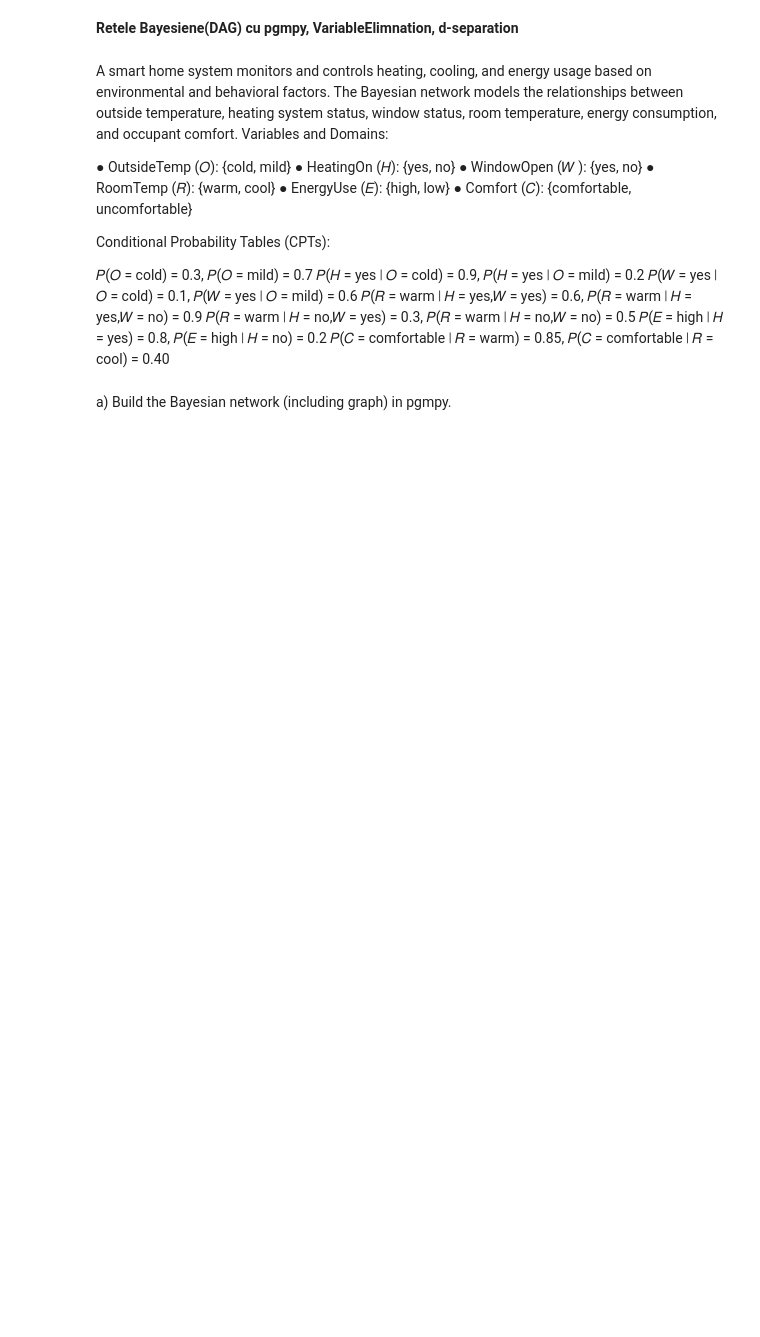
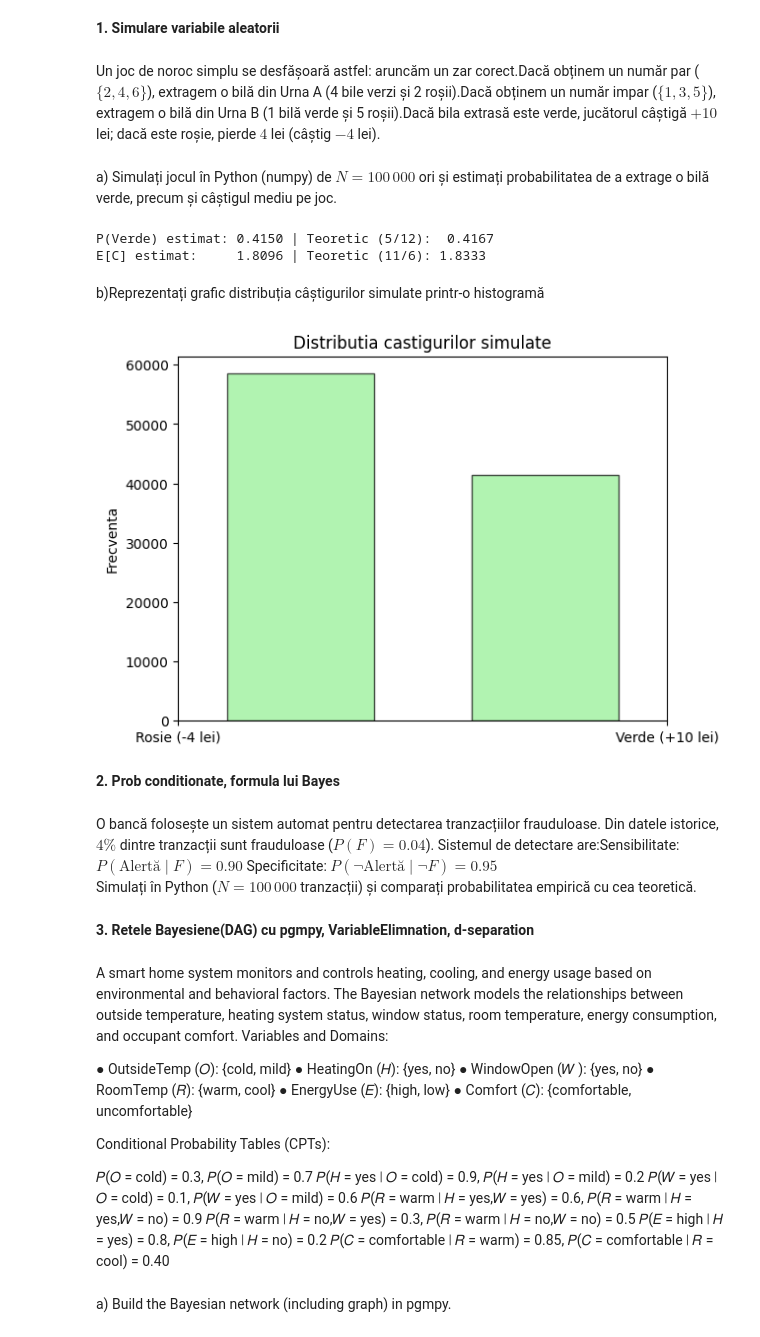
Before and after one commit to dughilamiruna/PMP-2026, a Jupyter notebook: materiale/modele.ipynb, the cells around one changed output. Saved outputs shown, nothing was run; the diff lists cells and outputs as text; code cells hidden in the pictures; blank space fills up the shorter version.

```diff
--- a/materiale/modele.ipynb
+++ b/materiale/modele.ipynb
@@ -1,2 +1,57 @@
 # %% [markdown]
 <a href="https://colab.research.google.com/github/dughilamiruna/PMP-2026/blob/main/materiale/modele.ipynb" target="_parent"><img src="https://colab.research.google.com/assets/colab-badge.svg" alt="Open In Colab"/></a>
+# %% [markdown]
+**1. Simulare variabile aleatorii**
+# %% [markdown]
+Un joc de noroc simplu se desfășoară astfel: aruncăm un zar corect.Dacă obținem un număr par ($\{2, 4, 6\}$), extragem o bilă din Urna A (4 bile verzi și 2 roșii).Dacă obținem un număr impar ($\{1, 3, 5\}$), extragem o bilă din Urna B (1 bilă verde și 5 roșii).Dacă bila extrasă este verde, jucătorul câștigă $+10$ lei; dacă este roșie, pierde $4$ lei (câștig $-4$ lei).
+# %% [markdown]
+a) Simulați jocul în Python (numpy) de $N = 100\,000$ ori și estimați probabilitatea de a extrage o bilă verde, precum și câștigul mediu pe joc.
+# %%
+import numpy as np
+import matplotlib.pyplot as plt
+
+np.random.seed(42)
+N = 100000
+
+urna_A = ['V', 'V', 'V', 'V', 'R', 'R']
+urna_B = ['V', 'R', 'R', 'R', 'R', 'R']
+
+castiguri = []
+verzi = 0
+
+for _ in range(N):
+    zar = np.random.randint(1, 7)  # numar intreg intre 1 si 6
+    if zar % 2 == 0:
+        bila = np.random.choice(urna_A)
+    else:
+        bila = np.random.choice(urna_B)
+
+    if bila == 'V':
+        verzi += 1
+        castiguri.append(10)
+    else:
+        castiguri.append(-4)
+
+p_verde_est = verzi / N
+castig_mediu_est = np.mean(castiguri)
+
+print(f"P(Verde) estimat: {p_verde_est:.4f} | Teoretic (5/12):  {5/12:.4f}")
+print(f"E[C] estimat:     {castig_mediu_est:.4f} | Teoretic (11/6): {11/6:.4f}")
+# %% [output]
+P(Verde) estimat: 0.4150 | Teoretic (5/12):  0.4167
+E[C] estimat:     1.8096 | Teoretic (11/6): 1.8333
+# %% [markdown]
+b)Reprezentați grafic distribuția câștigurilor simulate printr-o histogramă
+# %%
+plt.hist(castiguri, bins=2, alpha=0.7, color='lightgreen', edgecolor='black', rwidth=0.6)
+plt.xticks([-4, 10], ['Rosie (-4 lei)', 'Verde (+10 lei)'])
+plt.title('Distributia castigurilor simulate')
+plt.ylabel('Frecventa')
+plt.show()
+# %% [output]
+[figure, added]
+# %% [markdown]
+**2. Prob conditionate, formula lui Bayes**
+# %% [markdown]
+O bancă folosește un sistem automat pentru detectarea tranzacțiilor frauduloase. Din datele istorice, $4\%$ dintre tranzacții sunt frauduloase ($P(F) = 0.04$). Sistemul de detectare are:Sensibilitate: $P(\text{Alertă} \mid F) = 0.90$   Specificitate: $P(\neg\text{Alertă} \mid \neg F) = 0.95$
+ Simulați în Python ($N = 100\,000$ tranzacții) și comparați probabilitatea empirică cu cea teoretică.
@@ -3,5 +78,5 @@
 # %% [markdown]
-**Retele Bayesiene(DAG) cu pgmpy, VariableElimnation, d-separation**
+**3. Retele Bayesiene(DAG) cu pgmpy, VariableElimnation, d-separation**
 # %% [markdown]
 A smart home system monitors and controls heating, cooling, and energy usage based on environmental and behavioral factors. The Bayesian network models the relationships between outside
 temperature, heating system status, window status, room temperature, energy consumption, and
```
Also changed, not shown: parts of 9 cells of this notebook.
